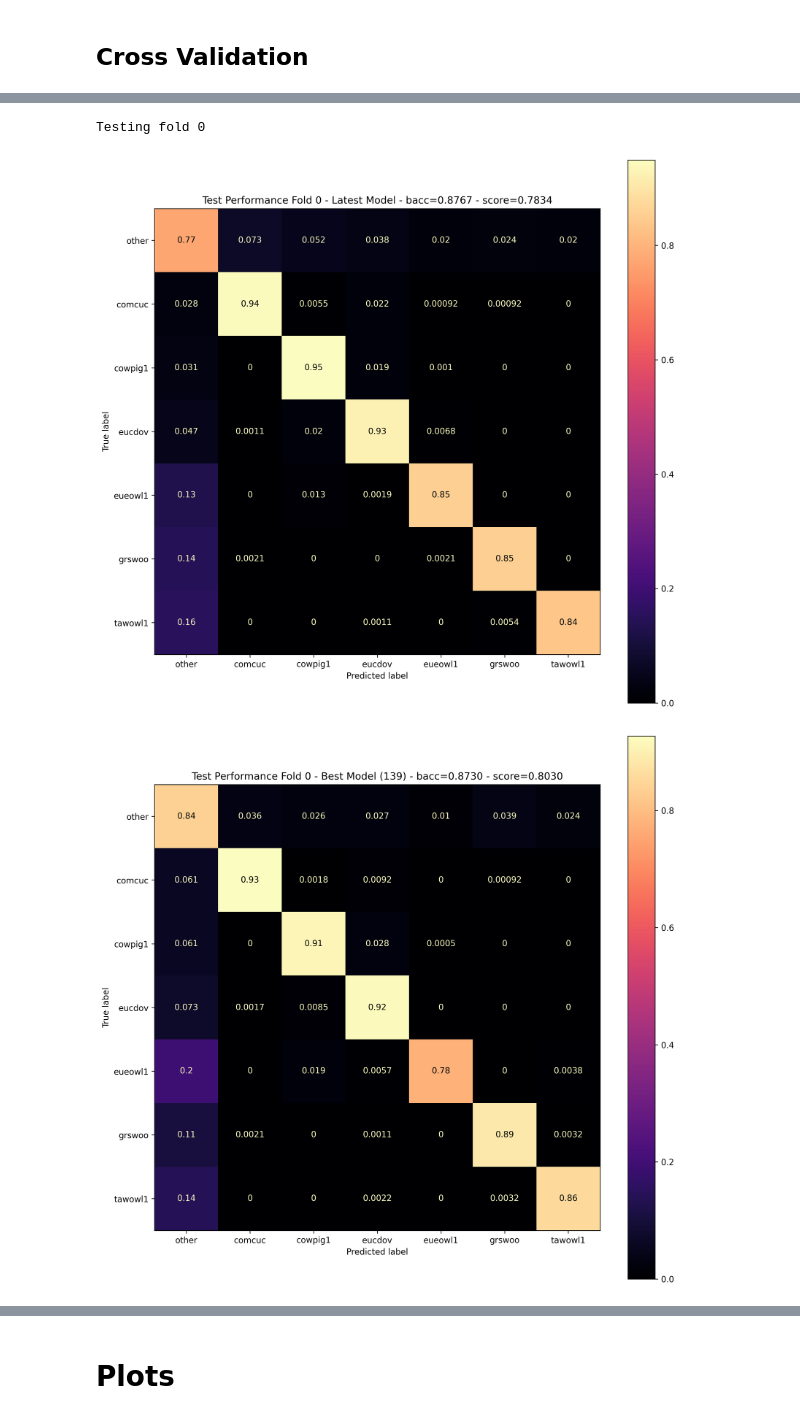
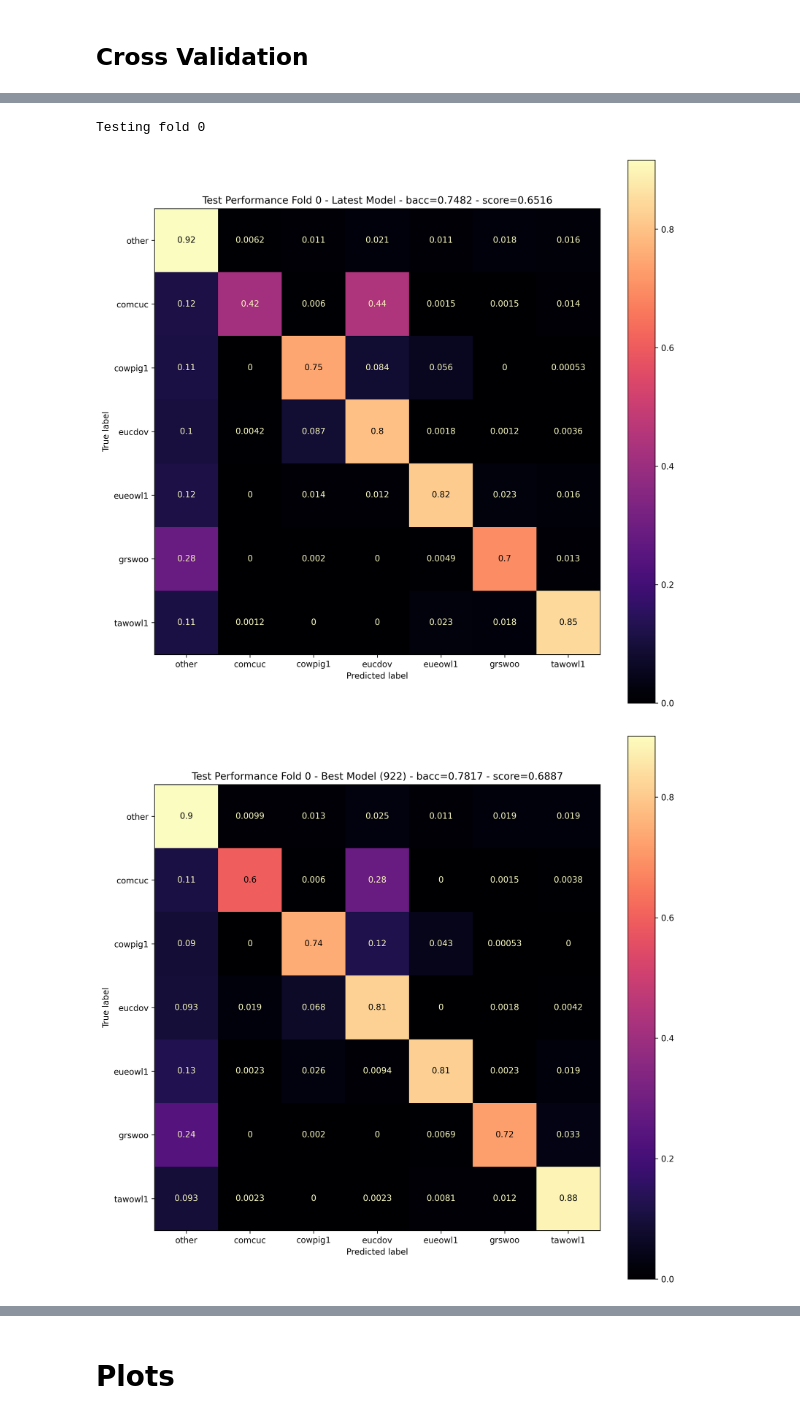
Before and after one commit to brn-dev/mlpc-ue-2023-team-ugly, a Jupyter notebook: species_classifier.ipynb, the cells around one changed output, grey strips where cells are left out. Cells and saved outputs as stored; diff of their text form; code cells hidden in the pictures.

```diff
--- a/species_classifier.ipynb
+++ b/species_classifier.ipynb
@@ -46,11 +55,20 @@ print(f'{labels.shape   = }')
 data_raw.shape = (1200, 100, 548)
 labels.shape   = (1200, 100)
 # %%
-dataset_raw_train, dataset_raw_test = split(NumpyDataset(data_raw, labels), test_size_pct=0.2, seed=69420666)
+test_size_pct = 0.2
+random_test_splitting = False
+
+if random_test_splitting:
+    dataset_raw_train, dataset_raw_test = split_random(NumpyDataset(data_raw, labels), test_size_pct=test_size_pct, seed=69420666)
+else:
+    dataset_raw_train, dataset_raw_test = split_sequential(NumpyDataset(data_raw, labels), test_size_pct=test_size_pct)
 
 
 print(f'{dataset_raw_train.data.shape = }')
 print(f'{dataset_raw_test.data.shape  = }' if dataset_raw_test is not None else 'dataset_raw_test             = None')
+
+print(f'{Counter(dataset_raw_train.labels.flatten().tolist()) = }')
+print(f'{Counter(dataset_raw_test.labels.flatten().tolist())  = }' if dataset_raw_test is not None else '')
 # %% [output]
 dataset_raw_train.data.shape = (960, 100, 548)
 dataset_raw_test.data.shape  = (240, 100, 548)
@@ -106,2 +282,22 @@ ac_hyper_parameters = SlidingAttentionClassifierHyperParameters(
+# %%
+training_gain_matrix = np.array([
+    [ 0.05, -0.2, -0.2, -0.2, -0.2, -0.2, -0.2],
+    [-0.25,   1., -0.3, -0.1, -0.1, -0.1, -0.1],
+    [-0.02, -0.1,   1., -0.1, -0.1, -0.1, -0.1],
+    [-0.25, -0.1, -0.3,   1., -0.1, -0.1, -0.1],
+    [-0.25, -0.1, -0.3, -0.1,   1., -0.1, -0.1],
+    [-0.25, -0.1, -0.3, -0.1, -0.1,   1., -0.1],
+    [-0.25, -0.1, -0.3, -0.1, -0.1, -0.1,   1.],
+])
+
+training_gain_matrix += np.array([
+    [  0.00,  0.00,  0.00, -0.15,  0.00,  0.00,  0.00],
+    [  0.00,  0.00,  0.00, -1.00,  0.00,  0.00,  0.00],
+    [  0.00,  0.00,  0.00, -0.50,  0.00,  0.00,  0.00],
+    [  0.00,  0.00,  0.00, -0.15,  0.00,  0.00,  0.00],
+    [  0.00,  0.00,  0.00, -0.15,  0.00,  0.00,  0.00],
+    [ -0.50,  0.00,  0.00, -0.15,  0.00,  0.00,  0.00],
+    [  0.00,  0.00,  0.00, -0.15,  0.00,  0.00,  0.00],
+])
 # %%
 training_hyper_parameters = TrainingHyperParameters(
@@ -142,16 +336,18 @@ training_hyper_parameters = TrainingHyperParameters(
 # %% [markdown]
 ## Cross Validation
 # %%
-set_random_seed(43)
+set_random_seed(420)
 
 cv_models_with_scalers, cv_folds_metrics, best_models_metrics = train_model_with_cv(
-    lambda: SlidingAttentionClassifier(ac_hyper_parameters, batch_first=True),
+    lambda: CNNClassifier(cnn_hyper_parameters),
+    #lambda: AttentionClassifier(ac_hyper_parameters, batch_first=True),
+    #lambda: CombinedClassifier(combined_hyper_parameters),
     training_hyper_parameters,
     sequences_ds_train,
     sequences_ds_test,
     n_folds=8,
     device=device,
-    save_models='best',
+    save_models='both',
     model_saving_name='species_classifier',
 )
 
@@ -218,3 +414,3 @@ Evaluating fold 0
 Testing fold 0
-[figure, old version]
+[figure, new version]
-[figure, old version]
+[figure, new version]
```
Also changed, not shown: parts of 10 cells of this notebook, 29 other files.
